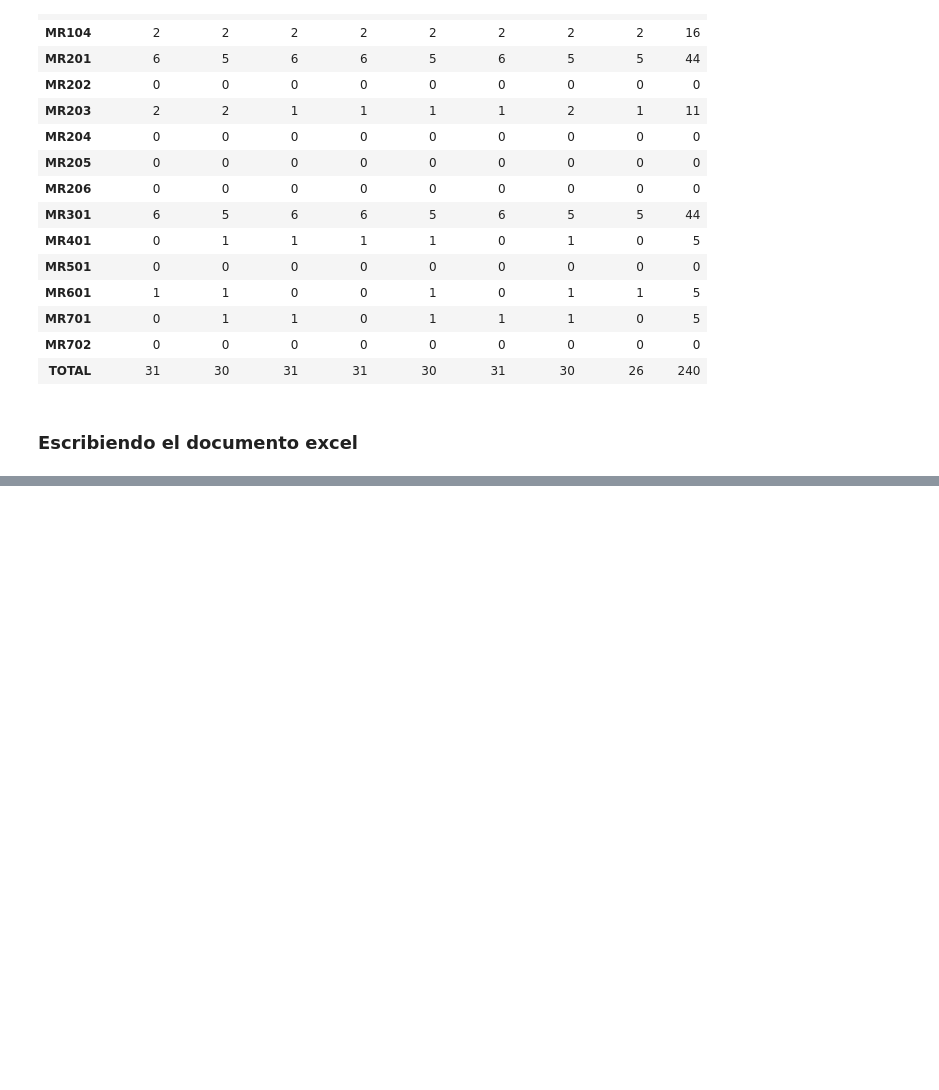
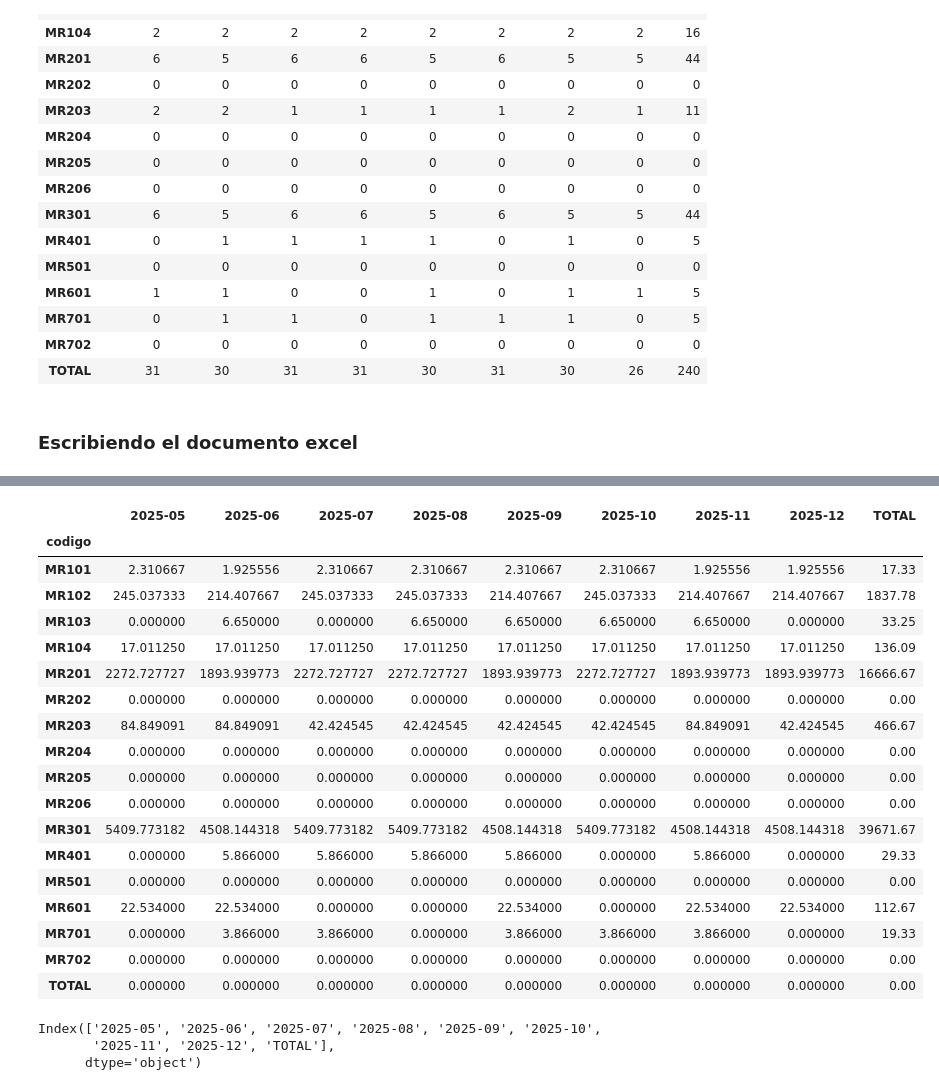
Before and after one commit to eder3232/ivp-cronogramas, a Jupyter notebook: src/main.ipynb, the cells around one changed output, grey strips where cells are left out. Cells and saved outputs as stored; diff of their text form; code cells hidden in the pictures; blank space fills up the shorter version.

Commit message:
cronogromas_mensuales

```diff
--- a/src/main.ipynb
+++ b/src/main.ipynb
@@ -524,0 +658,5 @@ wb.close()
+# %%
+with open("./data/" + proyecto + "/carga_trabajo_reajustada.yaml", "r", encoding="utf-8") as file:
+    carga_trabajo = yaml.safe_load(file)
+
+print(carga_trabajo)
@@ -524,0 +665,28 @@ wb.close()
+# %%
+# Construir un diccionario de cargas por código (sin guion, coincidiendo con el índice del df)
+carga_dict = {}
+for act in carga_trabajo["-actividades"]:
+    for sub in act["subactividades"]:
+        key = sub["codigo"].replace("-", "")  # "MR-101" -> "MR101"
+        carga_dict[key] = sub["carga_reajustada"]
+
+carga_series = pd.Series(carga_dict)
+
+# Seleccionar columnas de meses
+months = [c for c in monthly_activities_summary_df.columns if c != "TOTAL"]
+
+# 2) Preparamos el denominador: 0 → NaN
+total_days = monthly_activities_summary_df["TOTAL"].replace({0: np.nan})
+
+# 3) Calculamos la carga proporcional y sustituimos NaN por 0
+load_df = (
+    monthly_activities_summary_df[months]
+      .div(total_days, axis=0)         # división segura
+      .mul(carga_series, axis=0)       # multiplicación por carga ajustada
+).fillna(0)                            # todo NaN → 0
+
+# 4) Reconstruimos la columna TOTAL (suma de cargas mensuales)
+load_df["TOTAL"] = load_df[months].sum(axis=1)
+
+# Mostrar resultado
+load_df
@@ -524,0 +737,28 @@ wb.close()
+# %%
+load_df.head(20)
+# %% [output]
+|  | 2025-05 | 2025-06 | 2025-07 | 2025-08 | 2025-09 | 2025-10 | 2025-11 | 2025-12 | TOTAL |
+| codigo |  |  |  |  |  |  |  |  |  |
+| MR101 | 2.310667 | 1.925556 | 2.310667 | 2.310667 | 2.310667 | 2.310667 | 1.925556 | 1.925556 | 17.33 |
+| MR102 | 245.037333 | 214.407667 | 245.037333 | 245.037333 | 214.407667 | 245.037333 | 214.407667 | 214.407667 | 1837.78 |
+| MR103 | 0.000000 | 6.650000 | 0.000000 | 6.650000 | 6.650000 | 6.650000 | 6.650000 | 0.000000 | 33.25 |
+| MR104 | 17.011250 | 17.011250 | 17.011250 | 17.011250 | 17.011250 | 17.011250 | 17.011250 | 17.011250 | 136.09 |
+| MR201 | 2272.727727 | 1893.939773 | 2272.727727 | 2272.727727 | 1893.939773 | 2272.727727 | 1893.939773 | 1893.939773 | 16666.67 |
+| MR202 | 0.000000 | 0.000000 | 0.000000 | 0.000000 | 0.000000 | 0.000000 | 0.000000 | 0.000000 | 0.00 |
+| MR203 | 84.849091 | 84.849091 | 42.424545 | 42.424545 | 42.424545 | 42.424545 | 84.849091 | 42.424545 | 466.67 |
+| MR204 | 0.000000 | 0.000000 | 0.000000 | 0.000000 | 0.000000 | 0.000000 | 0.000000 | 0.000000 | 0.00 |
+| MR205 | 0.000000 | 0.000000 | 0.000000 | 0.000000 | 0.000000 | 0.000000 | 0.000000 | 0.000000 | 0.00 |
+| MR206 | 0.000000 | 0.000000 | 0.000000 | 0.000000 | 0.000000 | 0.000000 | 0.000000 | 0.000000 | 0.00 |
+| MR301 | 5409.773182 | 4508.144318 | 5409.773182 | 5409.773182 | 4508.144318 | 5409.773182 | 4508.144318 | 4508.144318 | 39671.67 |
+| MR401 | 0.000000 | 5.866000 | 5.866000 | 5.866000 | 5.866000 | 0.000000 | 5.866000 | 0.000000 | 29.33 |
+| MR501 | 0.000000 | 0.000000 | 0.000000 | 0.000000 | 0.000000 | 0.000000 | 0.000000 | 0.000000 | 0.00 |
+| MR601 | 22.534000 | 22.534000 | 0.000000 | 0.000000 | 22.534000 | 0.000000 | 22.534000 | 22.534000 | 112.67 |
+| MR701 | 0.000000 | 3.866000 | 3.866000 | 0.000000 | 3.866000 | 3.866000 | 3.866000 | 0.000000 | 19.33 |
+| MR702 | 0.000000 | 0.000000 | 0.000000 | 0.000000 | 0.000000 | 0.000000 | 0.000000 | 0.000000 | 0.00 |
+| TOTAL | 0.000000 | 0.000000 | 0.000000 | 0.000000 | 0.000000 | 0.000000 | 0.000000 | 0.000000 | 0.00 |
+# %%
+monthly_activities_summary_df.columns
+# %% [output]
+Index(['2025-05', '2025-06', '2025-07', '2025-08', '2025-09', '2025-10',
+       '2025-11', '2025-12', 'TOTAL'],
+      dtype='object')
```
Also changed, not shown: parts of 24 cells of this notebook, 9 other files.
